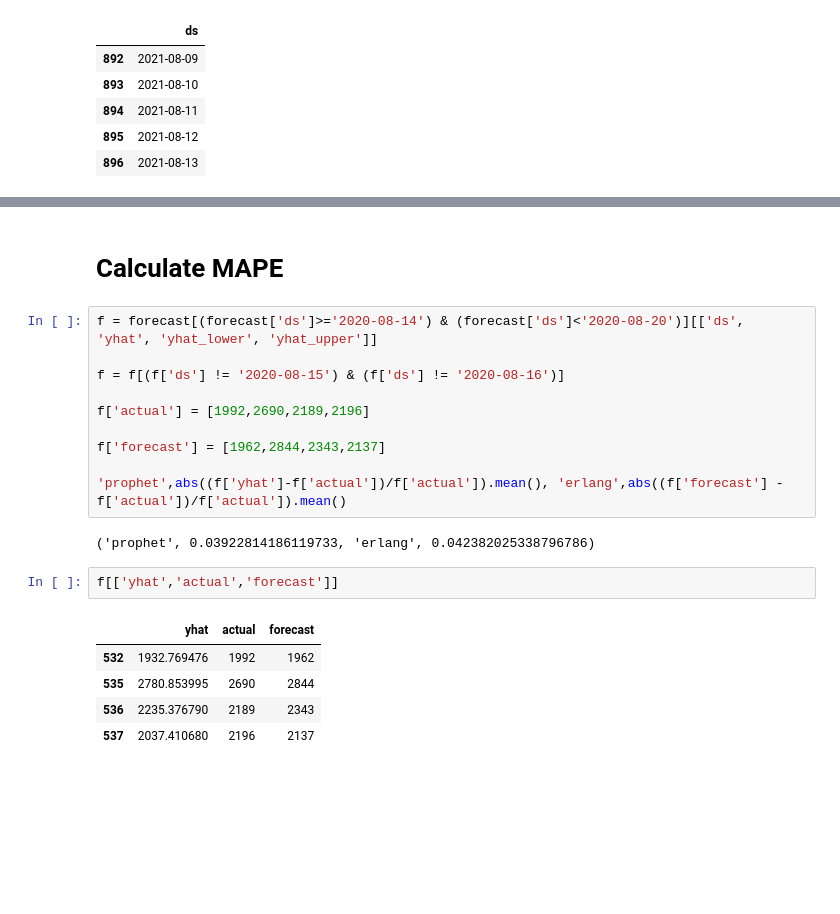
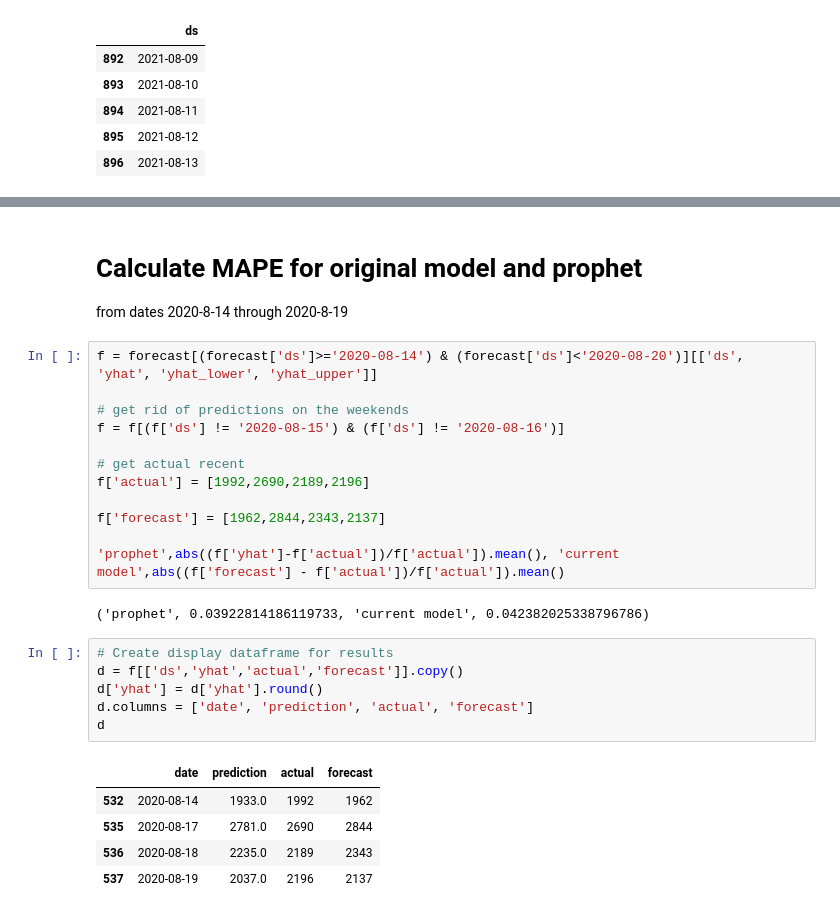
Before and after one commit to majickdave/dji_vol, a Jupyter notebook: prophet_model.ipynb, the cells around one changed output, grey strips where cells are left out. Drawn from its saved outputs; the diff is of its cells as text; blank space fills up the shorter version.

```diff
--- a/prophet_model.ipynb
+++ b/prophet_model.ipynb
@@ -69,25 +87,32 @@ fig1 = m.plot(forecast)
 fig2 = m.plot_components(forecast)
 # %% [output]
 [figure]
-# %% [markdown]
-# Calculate MAPE
+# %% [markdown]
+# Calculate MAPE for original model and prophet
+from dates 2020-8-14 through 2020-8-19
 # %%
 f = forecast[(forecast['ds']>='2020-08-14') & (forecast['ds']<'2020-08-20')][['ds', 'yhat', 'yhat_lower', 'yhat_upper']]
 
+# get rid of predictions on the weekends
 f = f[(f['ds'] != '2020-08-15') & (f['ds'] != '2020-08-16')]
 
+# get actual recent
 f['actual'] = [1992,2690,2189,2196]
 
 f['forecast'] = [1962,2844,2343,2137]
 
-'prophet',abs((f['yhat']-f['actual'])/f['actual']).mean(), 'erlang',abs((f['forecast'] - f['actual'])/f['actual']).mean()
+'prophet',abs((f['yhat']-f['actual'])/f['actual']).mean(), 'current model',abs((f['forecast'] - f['actual'])/f['actual']).mean()
 # %% [output]
-('prophet', 0.03922814186119733, 'erlang', 0.042382025338796786)
+('prophet', 0.03922814186119733, 'current model', 0.042382025338796786)
-# %%
-f[['yhat','actual','forecast']]
-# %% [output]
-|  | yhat | actual | forecast |
-| 532 | 1932.769476 | 1992 | 1962 |
-| 535 | 2780.853995 | 2690 | 2844 |
-| 536 | 2235.376790 | 2189 | 2343 |
-| 537 | 2037.410680 | 2196 | 2137 |
+# %%
+# Create display dataframe for results
+d = f[['ds','yhat','actual','forecast']].copy()
+d['yhat'] = d['yhat'].round()
+d.columns = ['date', 'prediction', 'actual', 'forecast']
+d
+# %% [output]
+|  | date | prediction | actual | forecast |
+| 532 | 2020-08-14 | 1933.0 | 1992 | 1962 |
+| 535 | 2020-08-17 | 2781.0 | 2690 | 2844 |
+| 536 | 2020-08-18 | 2235.0 | 2189 | 2343 |
+| 537 | 2020-08-19 | 2037.0 | 2196 | 2137 |
```
Also changed, not shown: parts of 13 cells of this notebook.
